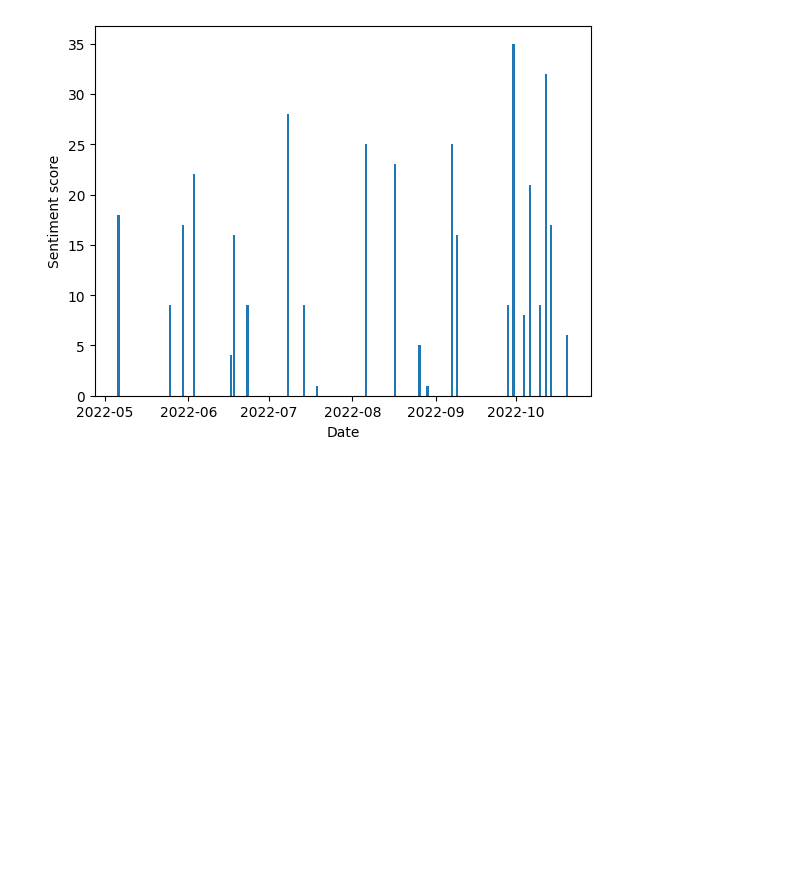
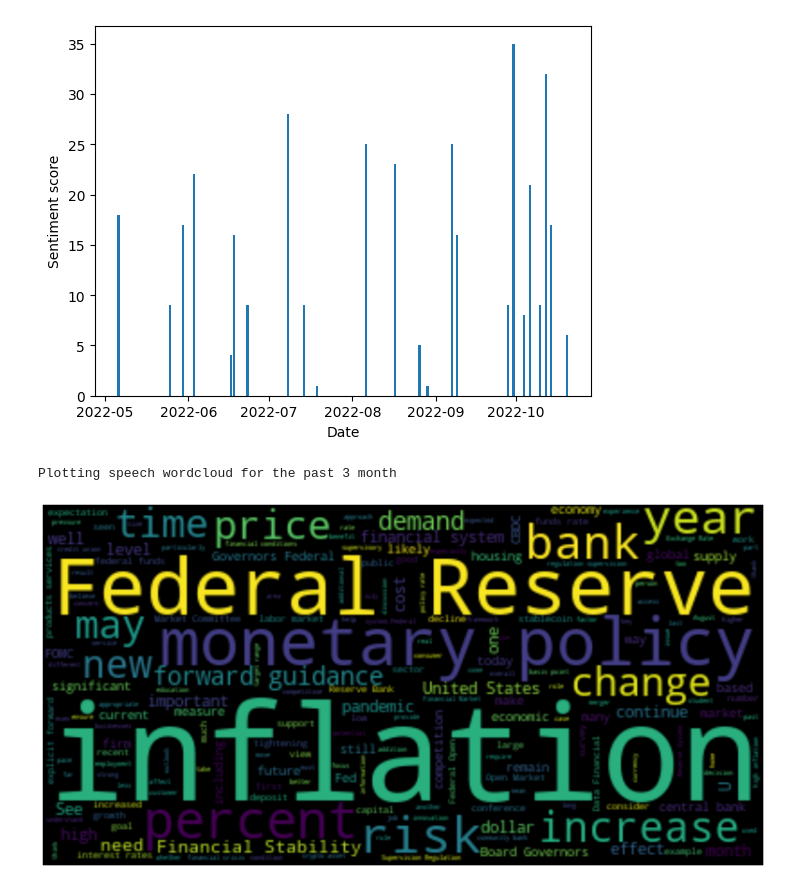
Before and after one commit to Denisfench/fed_web_scraping, a Jupyter notebook: fed_web_scraping.ipynb, the cells around one changed output. Saved outputs shown, nothing was run; the diff lists cells and outputs as text; code cells hidden in the pictures; blank space fills up the shorter version.

Commit message:
plotting a word cloud

```diff
--- a/fed_web_scraping.ipynb
+++ b/fed_web_scraping.ipynb
@@ -255,0 +254,32 @@ print("Plotting speech wordcloud for the past 3 month")
+# %%
+def get_speech_text_for_a_time_period(speech_dict, since_date):
+
+    DATE_FORMAT="%Y%m%d"
+    since_date = datetime.strptime(since_date, DATE_FORMAT)
+
+    speech_texts = []
+    DATE_IDX = 0
+    SPEECH_IDX = 1
+
+    for speaker, speech in speech_dict.items():
+        speech_date = speech[DATE_IDX]
+        datetime_date = datetime.strptime(speech_date, DATE_FORMAT)
+        if datetime_date > since_date:
+            speech_texts.extend(speech[SPEECH_IDX])
+
+    return ' '.join(speech_texts)
+# %%
+print("Plotting speech wordcloud for the past 3 month")
+
+speech_texts = get_speech_text_for_a_time_period(tokenized_speeches, "20220901")
+
+speech_word_cloud = WordCloud(random_state=21,
+                           max_font_size=119).generate(speech_texts)
+
+plt.figure(figsize=(20,10))
+plt.imshow(speech_word_cloud, interpolation='bilinear')
+plt.axis('off')
+plt.show()
+# %% [output]
+Plotting speech wordcloud for the past 3 month
+[figure, added]
```
Also changed, not shown: parts of 1 cell of this notebook.
